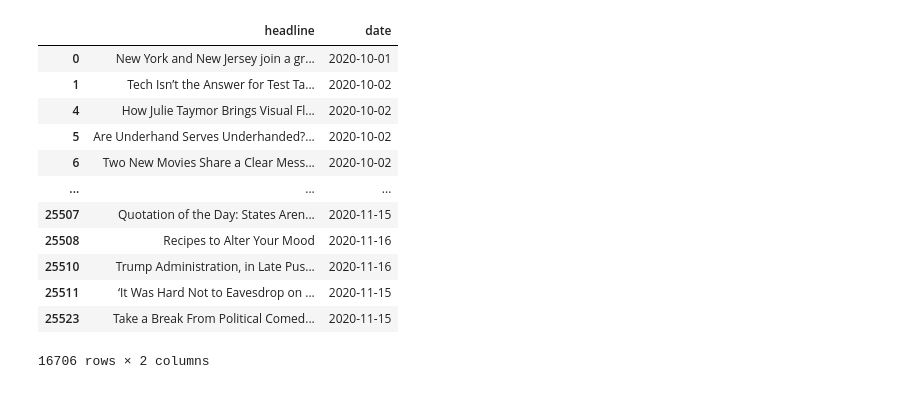
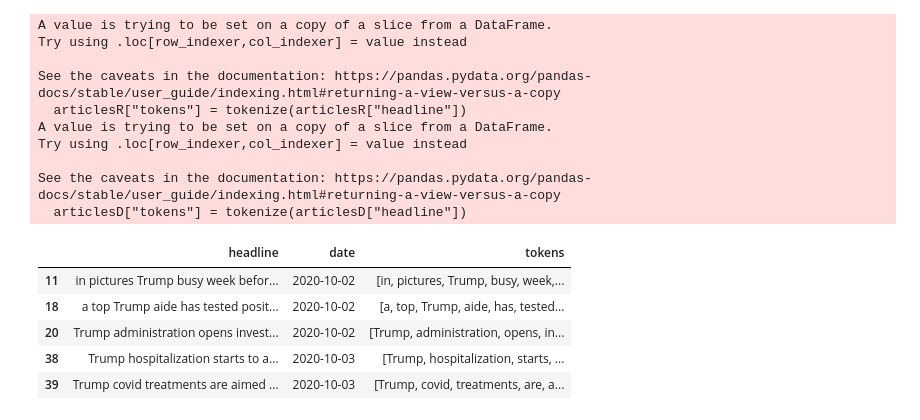
Before and after one commit to sandeepmukh/NYTvMarket, a Jupyter notebook: dataCleaning.ipynb, the cells around one changed output. Drawn from its saved outputs; the diff is of its cells as text; code cells hidden in the pictures.

```diff
--- a/dataCleaning.ipynb
+++ b/dataCleaning.ipynb
@@ -53,24 +47,10 @@ names = names.rename(columns = {"Adele":"names"})
 # %%
 # How to check is a word is in the dataframe
 # 'Adele' in names.names.values
-names.head()
-articles
+# Create the different candidate/party dataframes
+articlesR = (articles["headline"].str.contains("Trump|GOP|Republican|Pence"))
+articlesR.fillna(False, inplace=True)
+articlesR = articles[articlesR]
+articlesD = (articles["headline"].str.contains("Biden|Progressive|Democrat|Harris"))
+articlesD.fillna(False, inplace=True)
+articlesD = articles[articlesD]
-# %% [output]
-|  | headline | date |
-| 0 | New York and New Jersey join a gr... | 2020-10-01 |
-| 1 | Tech Isn’t the Answer for Test Ta... | 2020-10-02 |
-| 4 | How Julie Taymor Brings Visual Fl... | 2020-10-02 |
-| 5 | Are Underhand Serves Underhanded?... | 2020-10-02 |
-| 6 | Two New Movies Share a Clear Mess... | 2020-10-02 |
-| ... | ... | ... |
-| 25507 | Quotation of the Day: States Aren... | 2020-11-15 |
-| 25508 | Recipes to Alter Your Mood | 2020-11-16 |
-| 25510 | Trump Administration, in Late Pus... | 2020-11-16 |
-| 25511 | ‘It Was Hard Not to Eavesdrop on ... | 2020-11-15 |
-| 25523 | Take a Break From Political Comed... | 2020-11-15 |
-16706 rows × 2 columns
-# %%
-#Removing punctuation from headlines
-for i in range(len(articles)):
-    text = articles.iloc[i][0].translate(str.maketrans('', '', string.punctuation)).lower()
-    articles.iloc[i][0] = text
@@ -80,9 +56,0 @@ articles = articles.groupby(["date"]).agg(lambda s: " ".join(s))
-# %%
-#Formatting names
-i = 0
-nameSet = {"TESTSTRING"}
-nameSet.remove("TESTSTRING")
-for name in names.names.values:
-    names["names"][i] = name.lower()
-    i += 1
-    nameSet.add(name)
@@ -88,0 +107,24 @@ for name in names.names.values:
+# %%
+# Tokenize the data and remove punctuation
+articlesR = removePunctuation(articlesR)
+articlesD = removePunctuation(articlesD)
+articlesR["tokens"] = tokenize(articlesR["headline"])
+articlesD["tokens"] = tokenize(articlesD["headline"])
+articlesR.head() #Verify that the data look good
+# %% [output]
+A value is trying to be set on a copy of a slice from a DataFrame.
+Try using .loc[row_indexer,col_indexer] = value instead
+
+See the caveats in the documentation: https://pandas.pydata.org/pandas-docs/stable/user_guide/indexing.html#returning-a-view-versus-a-copy
+  articlesR["tokens"] = tokenize(articlesR["headline"])
+A value is trying to be set on a copy of a slice from a DataFrame.
+Try using .loc[row_indexer,col_indexer] = value instead
+
+See the caveats in the documentation: https://pandas.pydata.org/pandas-docs/stable/user_guide/indexing.html#returning-a-view-versus-a-copy
+  articlesD["tokens"] = tokenize(articlesD["headline"])
+|  | headline | date | tokens |
+| 11 | in pictures Trump busy week befor... | 2020-10-02 | [in, pictures, Trump, busy, week,... |
+| 18 | a top Trump aide has tested posit... | 2020-10-02 | [a, top, Trump, aide, has, tested... |
+| 20 | Trump administration opens invest... | 2020-10-02 | [Trump, administration, opens, in... |
+| 38 | Trump hospitalization starts to a... | 2020-10-03 | [Trump, hospitalization, starts, ... |
+| 39 | Trump covid treatments are aimed ... | 2020-10-03 | [Trump, covid, treatments, are, a... |
```
Also changed, not shown: parts of 18 cells of this notebook, 1 other file.
